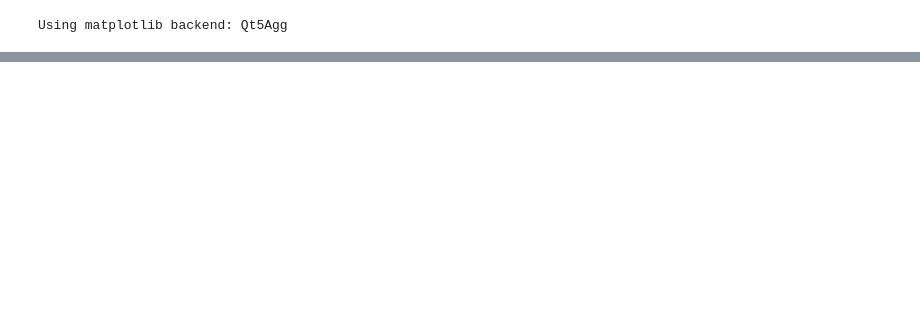
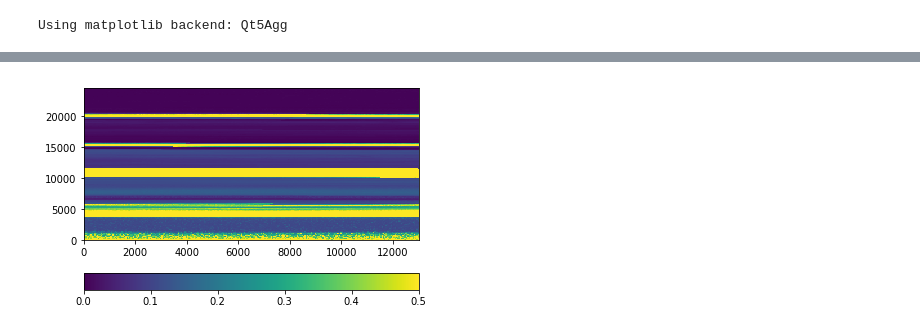
Before and after one commit to jrr1984/Prototipo0_S-D_SpectralGUI, a Jupyter notebook: spectral_gui/intensity bands.ipynb, the cells around one changed output, grey strips where cells are left out. Drawn from its saved outputs; the diff is of its cells as text; code cells hidden in the pictures; blank space fills up the shorter version.

```diff
--- a/spectral_gui/intensity bands.ipynb
+++ b/spectral_gui/intensity bands.ipynb
@@ -123,8 +90,19 @@ bandas_df.to_pickle('chisqr.pkl')
+# %%
+def calc_chi2(band):
+    return ((band - band.mean())**2).sum(axis=1) / (band ** 2).sum(axis=1)
+# %%
+bandas_chi2 = [calc_chi2(x) for x in bandas]
+# %%
+bandas_chi2 = pd.concat(bandas_chi2)
+bandas_chi2.to_pickle('chibandas.pkl')
 # %%
-chi_array = bandas_df.iloc[:].values
+chi_array = bandas_chi2.iloc[:].values
 # %%
 chi_sq = chi_array.reshape(492, 260)
 # %%
 im = plt.imshow(chi_sq, interpolation='none', aspect='auto', origin='lower', extent=[0.0, 13000.0, 0, 24500.0])
+plt.clim([0, 0.5])
 plt.colorbar(im, orientation='horizontal')
 plt.show()
+# %% [output]
+[figure, added]
```
Also changed, not shown: parts of 14 cells of this notebook, 18 other files.
